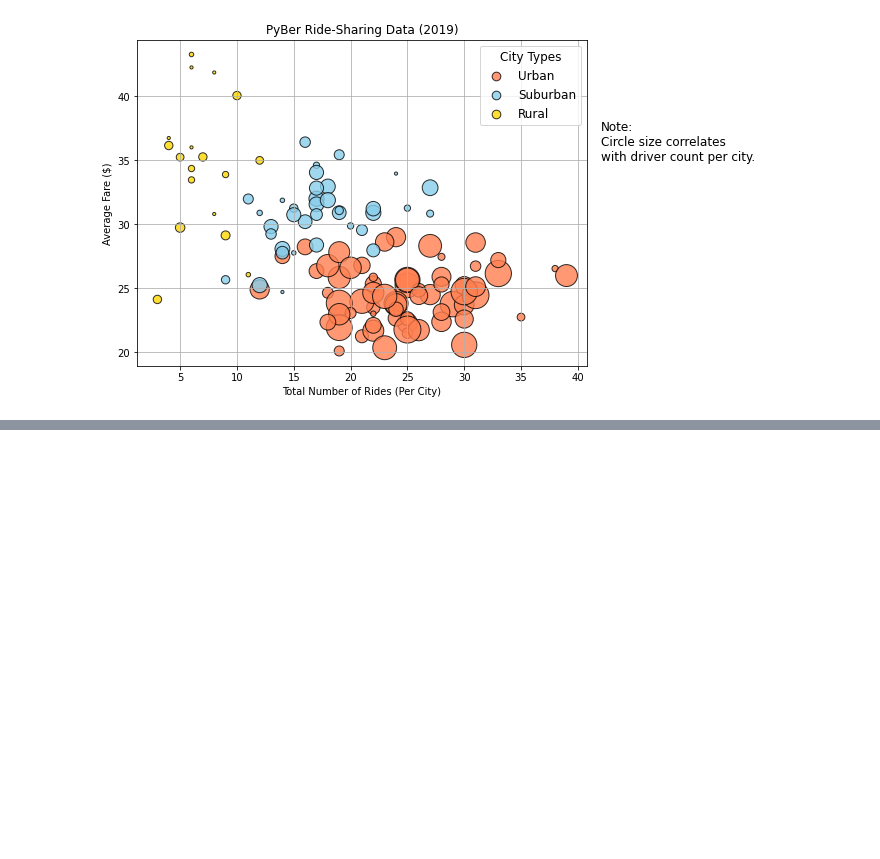
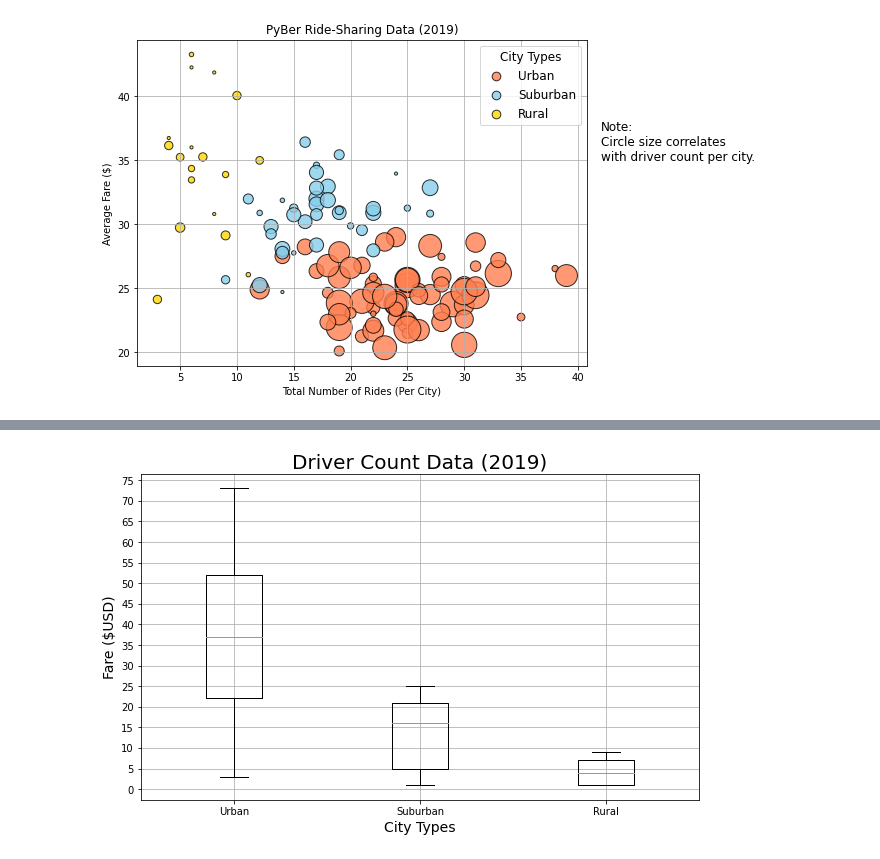
Before and after one commit to rgoldsberry/pyber-analysis, a Jupyter notebook: PyBer.ipynb, the cells around one changed output, grey strips where cells are left out. Cells and saved outputs as stored; diff of their text form; code cells hidden in the pictures; blank space fills up the shorter version.

```diff
--- a/PyBer.ipynb
+++ b/PyBer.ipynb
@@ -203,0 +239,6 @@ plt.show()
+# %%
+#building driver count series
+
+urban_drivers = urban_df["driver_count"]
+rural_drivers = rural_df["driver_count"]
+suburban_drivers = suburban_df["driver_count"]
@@ -203,0 +309,22 @@ plt.show()
+# %%
+#build drivers box and whisker plot
+driver_data = [urban_drivers,suburban_drivers,rural_drivers]
+
+
+#build figure and axis
+fig, ax = plt.subplots(figsize = (10,6))
+ax.boxplot(driver_data, labels = x_labels)
+
+#set labels/titles
+ax.set_title("Driver Count Data (2019)", fontsize = 20)
+ax.set_xlabel("City Types", fontsize = 14)
+ax.set_ylabel("Fare ($USD)", fontsize = 14)
+ax.grid(True)
+
+#axis increments
+ax.set_yticks(np.arange(0,80,5.0))
+
+plt.savefig("analysis/Fig4.png", facecolor = "white")
+plt.show()
+# %% [output]
+[figure, added]
```
Also changed, not shown: parts of 9 cells of this notebook, 3 other files.
